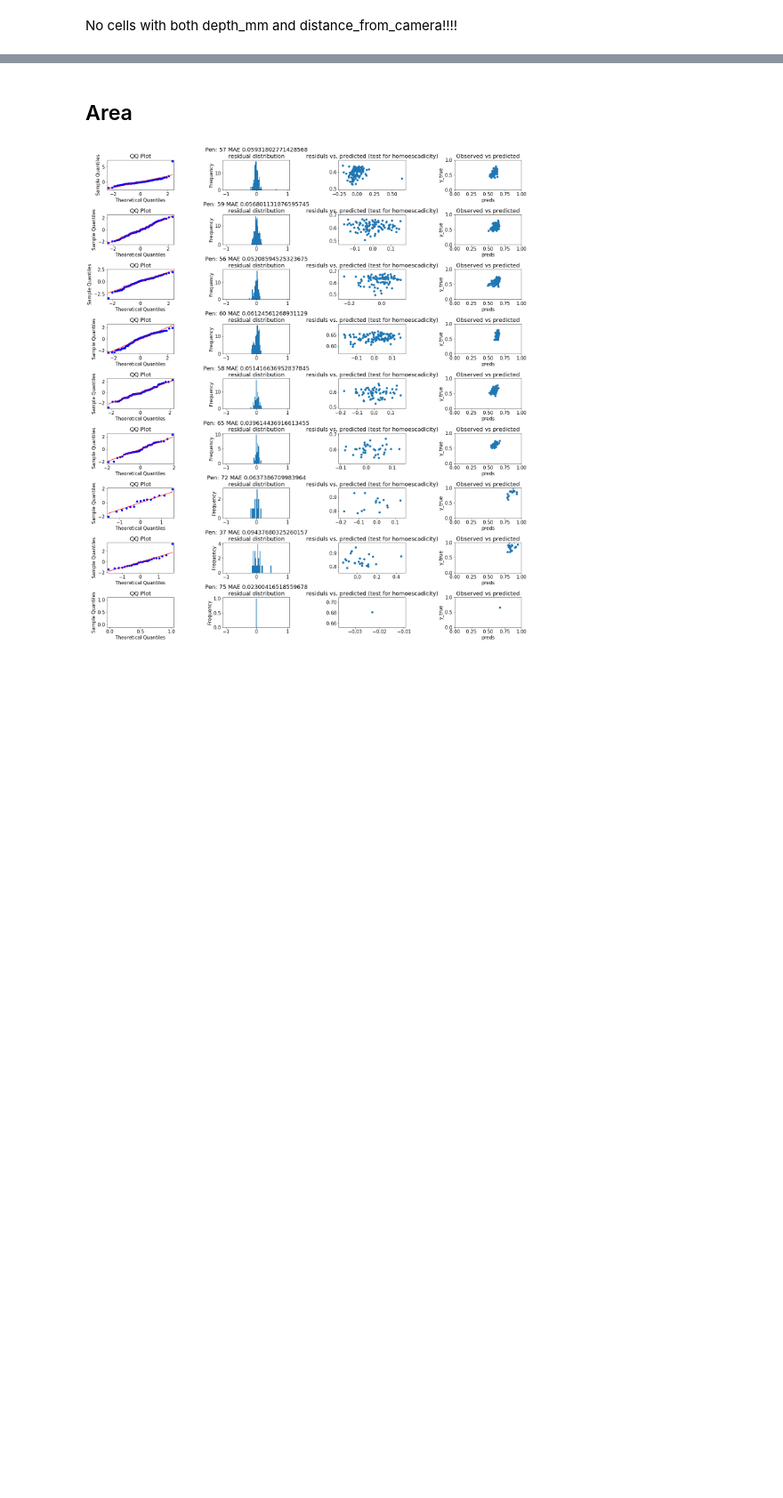
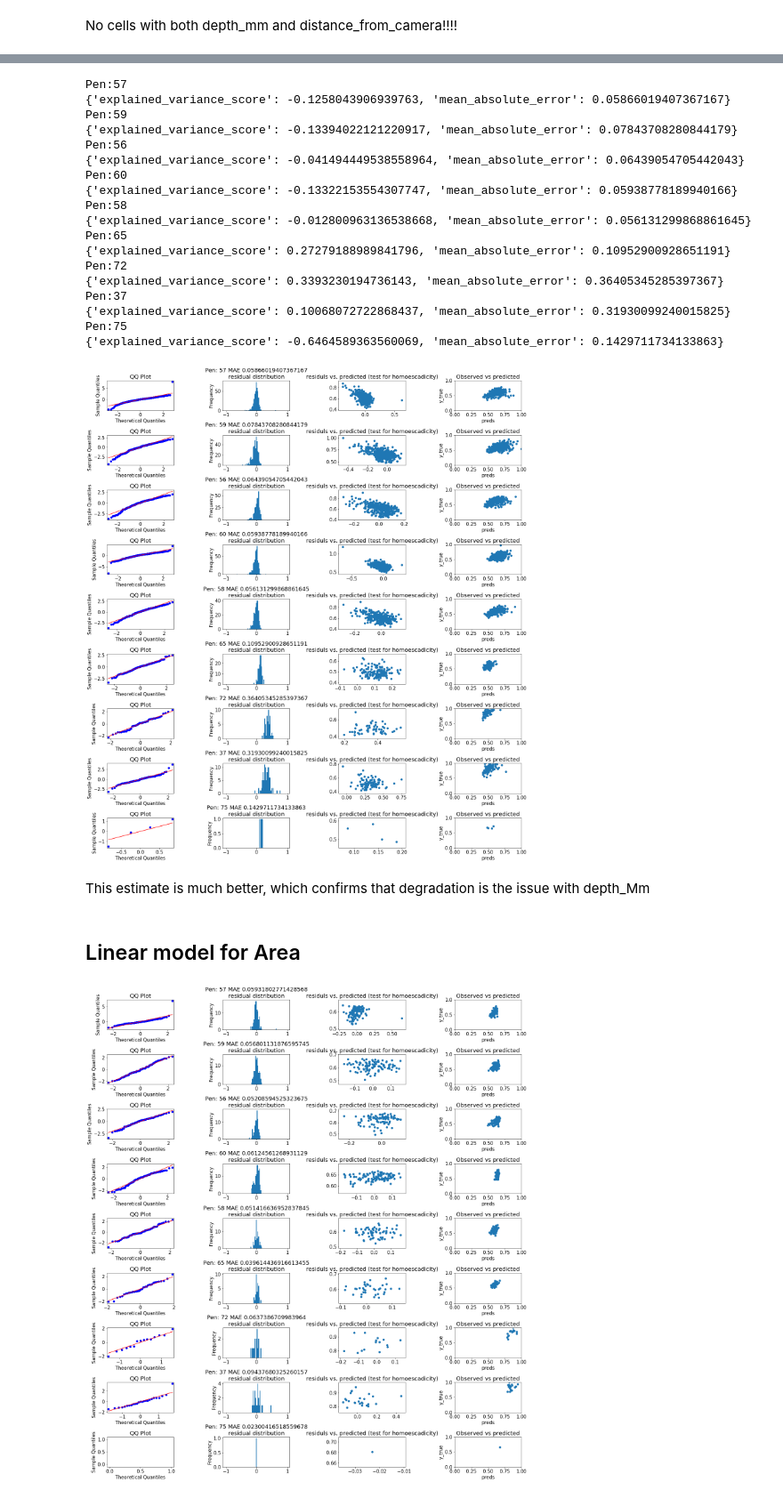
Before and after one commit to isabellafaccone/aquabytePersonal, a Jupyter notebook: sid/lice_counting/depth_estimation_from_coordinates.ipynb, the cells around one changed output, grey strips where cells are left out. Shown at 89% size. Saved outputs shown, nothing was run; the diff lists cells and outputs as text; code cells hidden in the pictures; blank space fills up the shorter version.

```diff
--- a/sid/lice_counting/depth_estimation_from_coordinates.ipynb
+++ b/sid/lice_counting/depth_estimation_from_coordinates.ipynb
@@ -268,5 +394,45 @@ No cells with both depth_mm and distance_from_camera!!!!
+# %%
+fish_length_median = has_depth_and_distance['fish length'].median()
+has_depth_and_distance['new depth estimate'] = (has_depth_and_distance['focalLength'] * fish_length_median) / has_depth_and_distance['pixel length']
+
+results = dict()
+for pen in has_depth_and_distance.pen_id.unique():
+    this_pen_df = has_depth_and_distance[pdf.pen_id==pen]
+    y_true, y_pred = this_pen_df.distance_from_camera, this_pen_df['new depth estimate'] / 1000
+    try:
+        assert y_true.isnull().sum() == 0
+        assert y_pred.isnull().sum() == 0, str(y_pred.notnull().value_counts())
+        results[pen] = get_performance_report(y_true, y_pred)
+        print(f'Pen:{pen}')
+        print(results[pen]['evaluation'])
+    except Exception as e:
+        print(e)
+
+plot_results(results, is_model=False)
+# %% [output]
+Pen:57
+{'explained_variance_score': -0.1258043906939763, 'mean_absolute_error': 0.05866019407367167}
+Pen:59
+{'explained_variance_score': -0.13394022121220917, 'mean_absolute_error': 0.07843708280844179}
+Pen:56
+{'explained_variance_score': -0.041494449538558964, 'mean_absolute_error': 0.06439054705442043}
+Pen:60
+{'explained_variance_score': -0.13322153554307747, 'mean_absolute_error': 0.05938778189940166}
+Pen:58
+{'explained_variance_score': -0.012800963136538668, 'mean_absolute_error': 0.056131299868861645}
+Pen:65
+{'explained_variance_score': 0.27279188989841796, 'mean_absolute_error': 0.10952900928651191}
+Pen:72
+{'explained_variance_score': 0.3393230194736143, 'mean_absolute_error': 0.36405345285397367}
+Pen:37
+{'explained_variance_score': 0.10068072722868437, 'mean_absolute_error': 0.31930099240015825}
+Pen:75
+{'explained_variance_score': -0.6464589363560069, 'mean_absolute_error': 0.1429711734133863}
+[figure, added]
+# %% [markdown]
+This estimate is much better, which confirms that degradation is the issue with depth_Mm
 # %% [markdown]
-## Area
+## Linear model for Area
 # %%
 report = evaluate(LinearRegression, ['crop_area'])
 plot_results(report, is_model=False)
```
Also changed, not shown: parts of 18 cells of this notebook.
